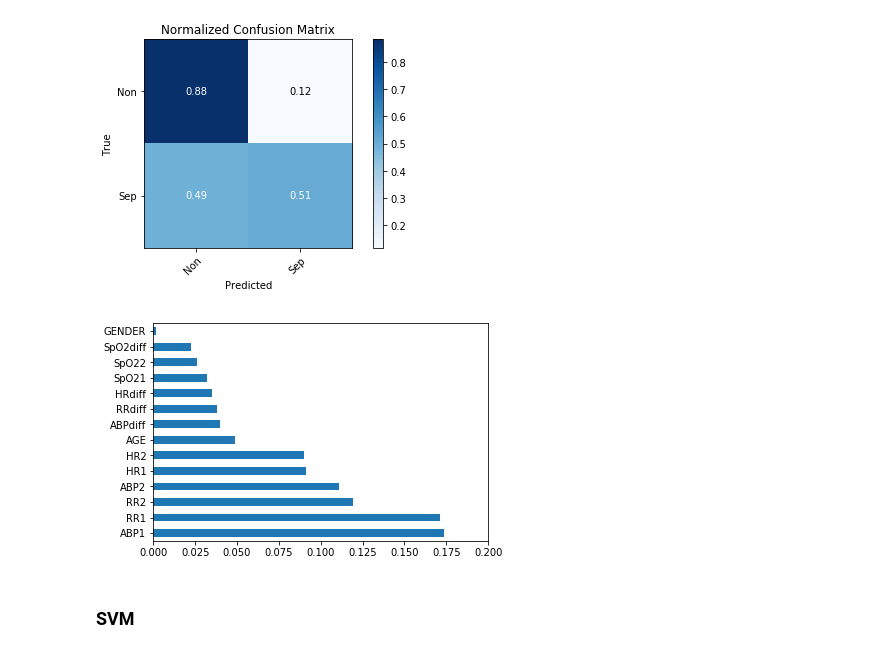
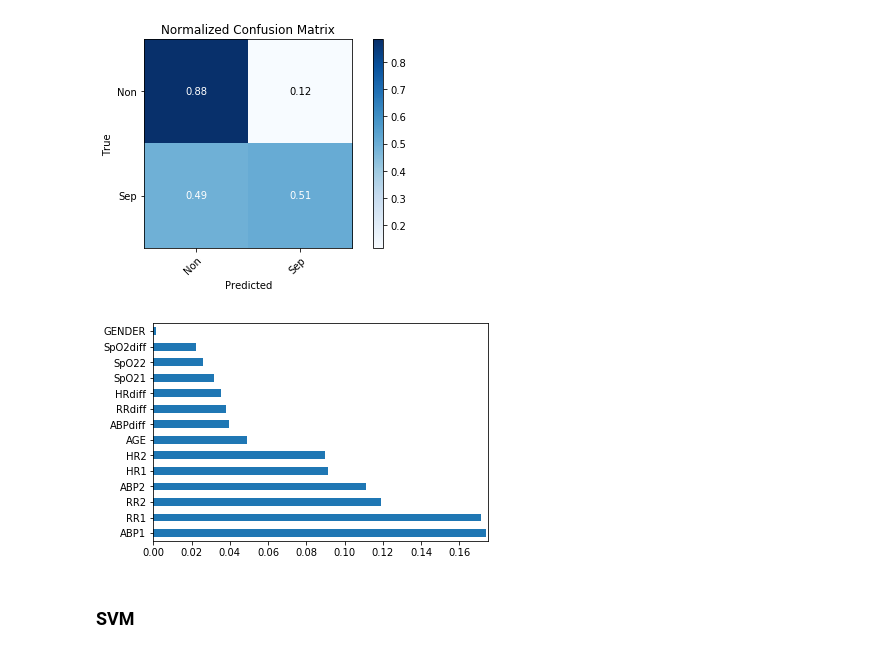
Before and after one commit to tugsag/CSE6250-Project-Sepsis-Prediction, a Jupyter notebook: notebook/Train_Validate.ipynb, the cells around one changed output. Cells and saved outputs as stored; diff of their text form; code cells hidden in the pictures.

```diff
--- a/notebook/Train_Validate.ipynb
+++ b/notebook/Train_Validate.ipynb
@@ -66,7 +66,7 @@ from sklearn.model_selection import GridSearchCV
 from sklearn.ensemble import AdaBoostClassifier
 from sklearn.linear_model import LogisticRegression
 # %%
-glm_para = {'penalty':('l1', 'l2'), 'C':[0.01, 0.1, 1, 10, 100]}
+glm_para = {'penalty':('l1', 'l2'), 'C':[0.1, 1, 10]}
 glm = LogisticRegression(random_state=42, class_weight='balanced')
 clf = GridSearchCV(glm, glm_para, cv=5, scoring="f1")
 clf.fit(X_train, y_train)
@@ -109,7 +109,7 @@ plot_confusion_matrix(y_test, y_pred_lr, ["Non","Sep"])
 # %% [markdown]
 ### Random Forest
 # %%
-rf_para = {'n_estimators':(100, 150, 200, 250), 'max_depth':(1,5,10)}
+rf_para = {'n_estimators':(100, 150, 200, 250), 'max_depth':(5,10)}
 rf = RandomForestClassifier(random_state=42, class_weight='balanced')
 clf = GridSearchCV(rf, rf_para, cv=5, scoring="f1")
 clf.fit(X_train, y_train)
@@ -149,10 +149,10 @@ plot_confusion_matrix(y_test, y_pred_rf, ["Non","Sep"])
 # %%
 feat_imp = pd.Series(rf.feature_importances_, index = X_train.columns)
 feat_imp.nlargest(14).plot(kind="barh")
-plt.xlim(0, 0.2)
+plt.xlim(0, 0.175)
 plt.show()
 # %% [output]
-[figure, old version]
+[figure, new version]
 # %% [markdown]
 ### SVM
 # %%
```
Also changed, not shown: parts of 49 cells of this notebook, 2 other files.
